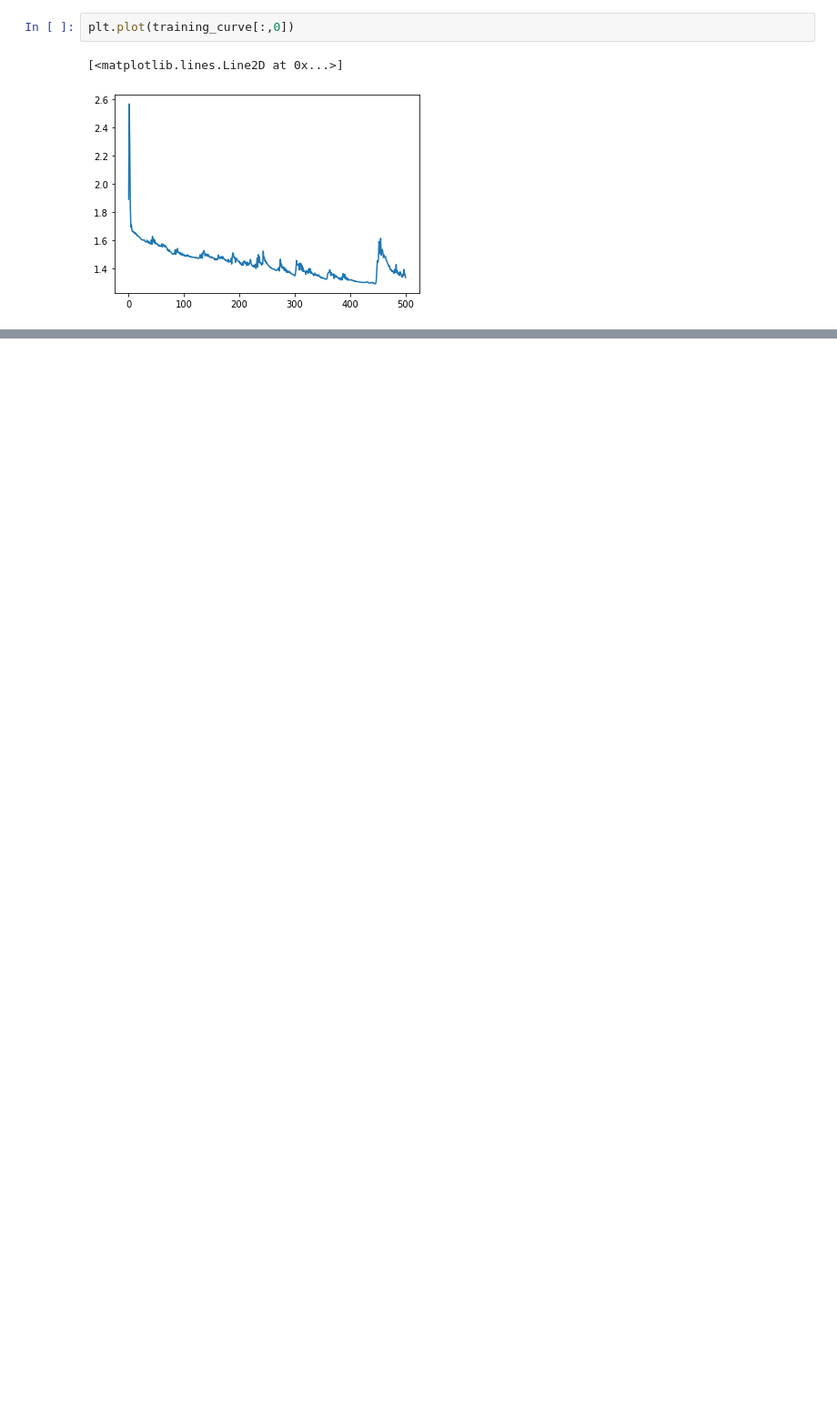
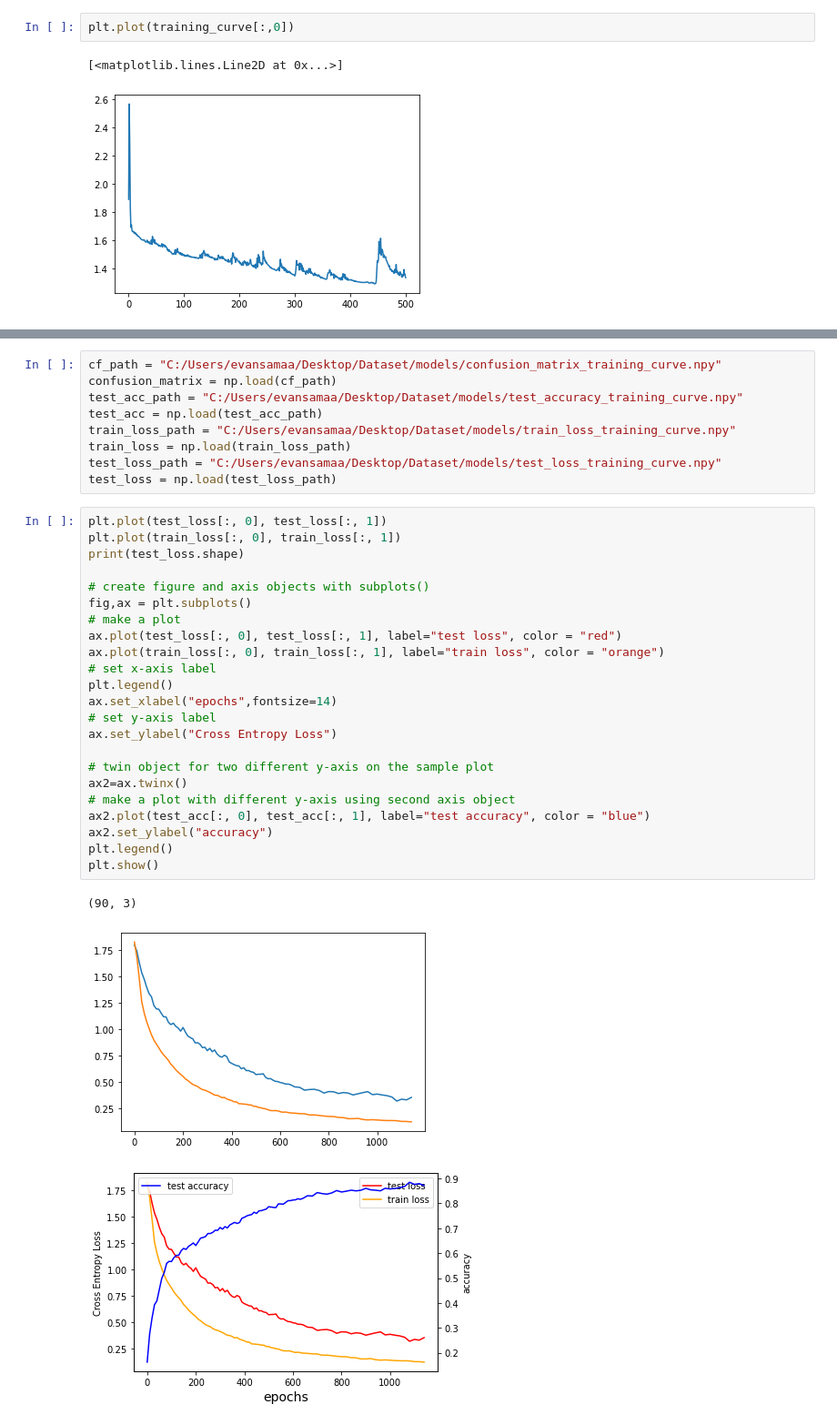
Before and after one commit to EvanSamaa/jali_sing, a Jupyter notebook: Vowel learning.ipynb, the cells around one changed output, grey strips where cells are left out. Shown at 91% size. Saved outputs shown, nothing was run; the diff lists cells and outputs as text; blank space fills up the shorter version.

```diff
--- a/Vowel learning.ipynb
+++ b/Vowel learning.ipynb
@@ -441,0 +454,36 @@ plt.plot(training_curve[:,0])
+# %%
+cf_path = "C:/Users/evansamaa/Desktop/Dataset/models/confusion_matrix_training_curve.npy"
+confusion_matrix = np.load(cf_path)
+test_acc_path = "C:/Users/evansamaa/Desktop/Dataset/models/test_accuracy_training_curve.npy"
+test_acc = np.load(test_acc_path)
+train_loss_path = "C:/Users/evansamaa/Desktop/Dataset/models/train_loss_training_curve.npy"
+train_loss = np.load(train_loss_path)
+test_loss_path = "C:/Users/evansamaa/Desktop/Dataset/models/test_loss_training_curve.npy"
+test_loss = np.load(test_loss_path)
+# %%
+plt.plot(test_loss[:, 0], test_loss[:, 1])
+plt.plot(train_loss[:, 0], train_loss[:, 1])
+print(test_loss.shape)
+
+# create figure and axis objects with subplots()
+fig,ax = plt.subplots()
+# make a plot
+ax.plot(test_loss[:, 0], test_loss[:, 1], label="test loss", color = "red")
+ax.plot(train_loss[:, 0], train_loss[:, 1], label="train loss", color = "orange")
+# set x-axis label
+plt.legend()
+ax.set_xlabel("epochs",fontsize=14)
+# set y-axis label
+ax.set_ylabel("Cross Entropy Loss")
+
+# twin object for two different y-axis on the sample plot
+ax2=ax.twinx()
+# make a plot with different y-axis using second axis object
+ax2.plot(test_acc[:, 0], test_acc[:, 1], label="test accuracy", color = "blue")
+ax2.set_ylabel("accuracy")
+plt.legend()
+plt.show()
+# %% [output]
+(90, 3)
+[figure, added]
+[figure, added]
```
Also changed, not shown: parts of 10 cells of this notebook, 4 other files.
